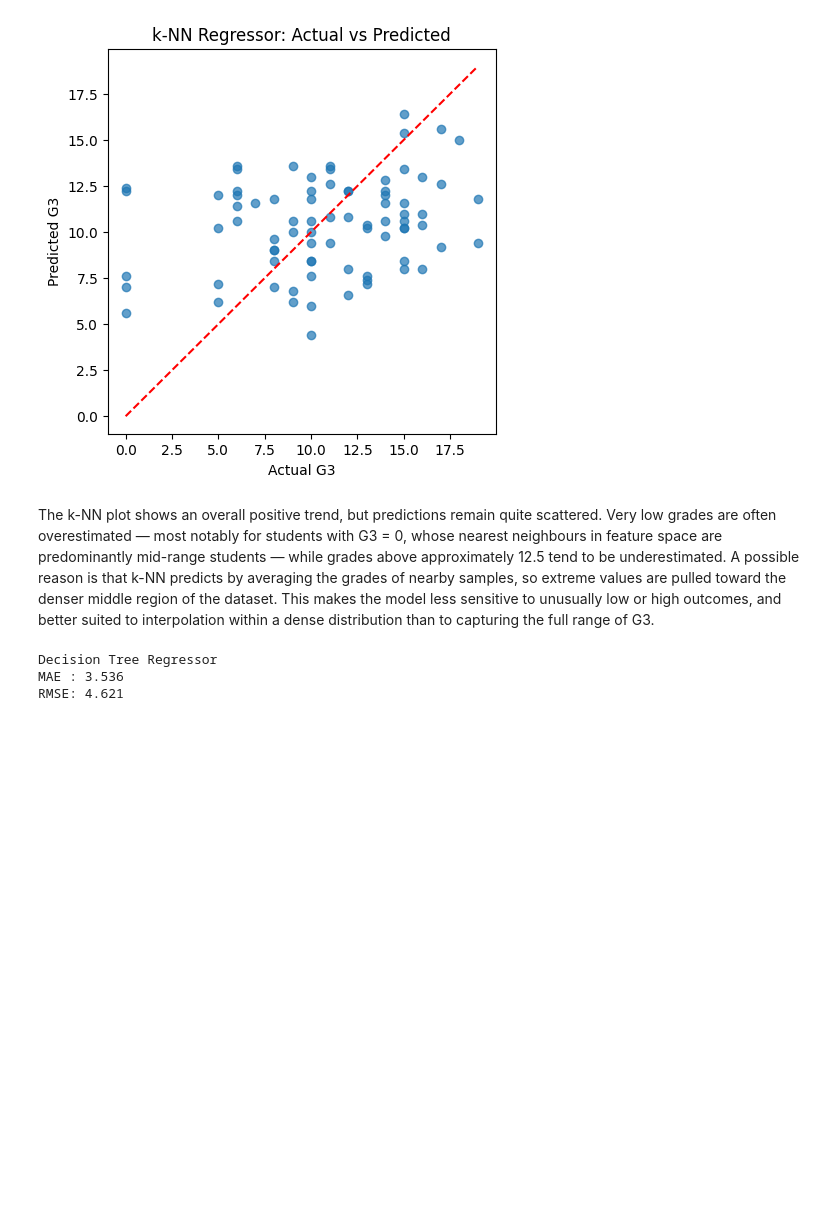
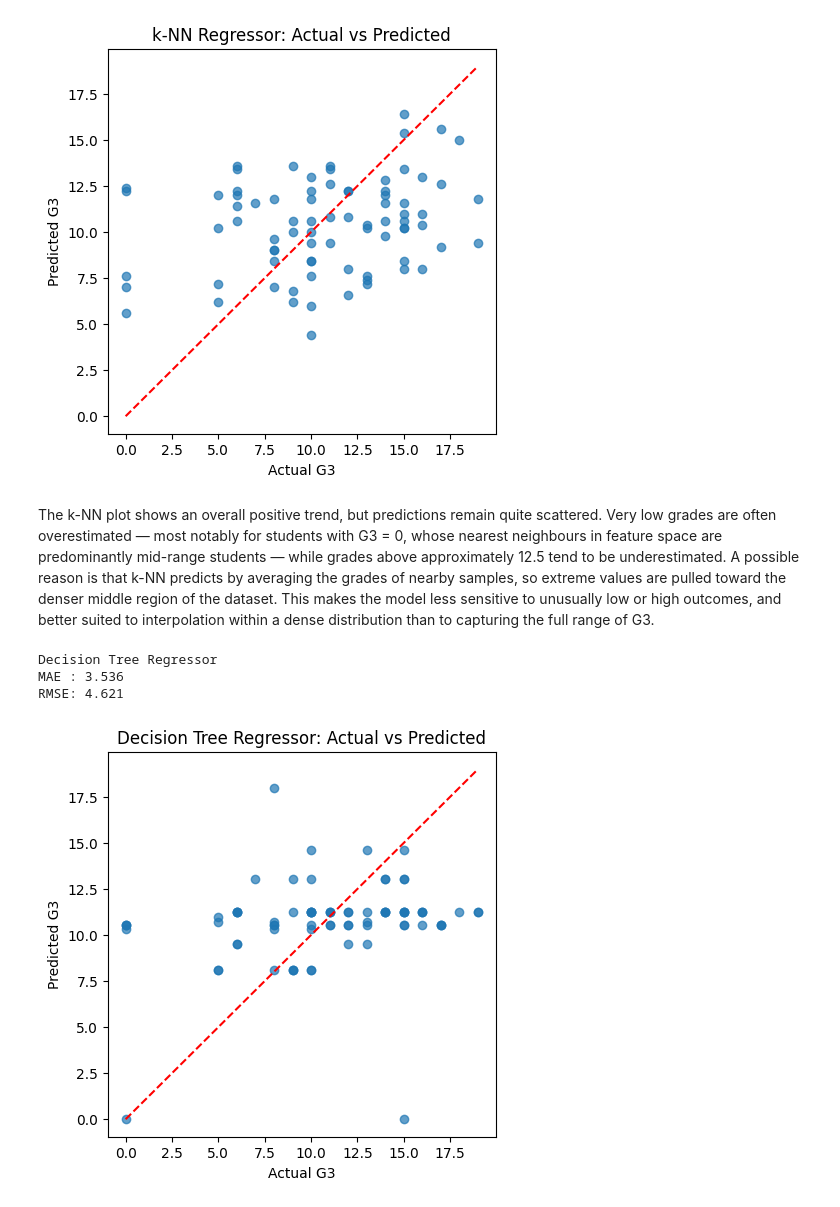
Before and after one commit to zvrv6256-uol/2604-individual-project, a Jupyter notebook: code.ipynb, the cells around one changed output. Cells and saved outputs as stored; diff of their text form; code cells hidden in the pictures; blank space fills up the shorter version.

Commit message:
plot tree regressor

```diff
--- a/code.ipynb
+++ b/code.ipynb
@@ -233,3 +233,15 @@ print("RMSE:", round(rmse_tree, 3))
 Decision Tree Regressor
 MAE : 3.536
 RMSE: 4.621
+# %%
+plt.figure(figsize=(5, 5))
+plt.scatter(y_test, y_pred_tree, alpha=0.7)
+plt.plot([y_test.min(), y_test.max()],
+         [y_test.min(), y_test.max()],
+         "r--")
+plt.title("Decision Tree Regressor: Actual vs Predicted")
+plt.xlabel("Actual G3")
+plt.ylabel("Predicted G3")
+plt.show()
+# %% [output]
+[figure, added]
```
Also changed, not shown: parts of 1 cell of this notebook.
